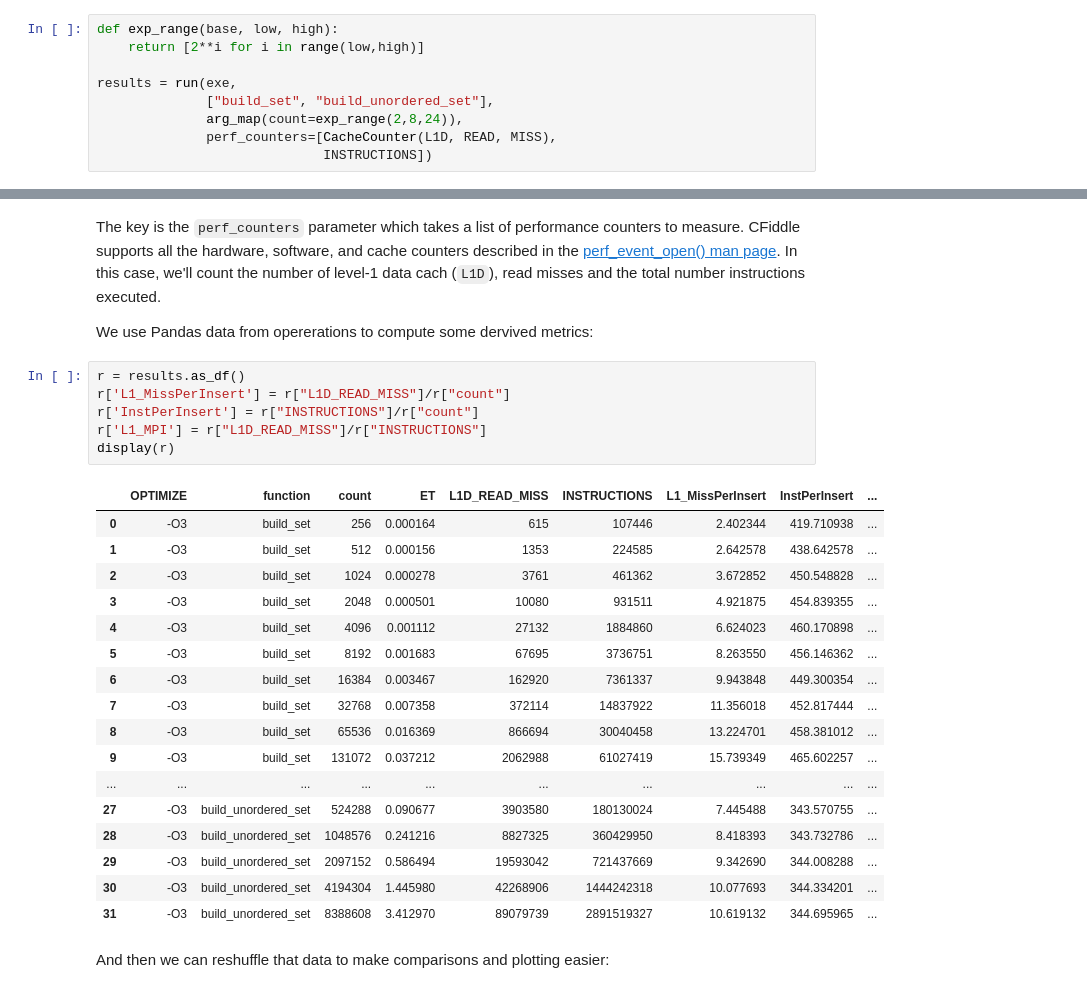
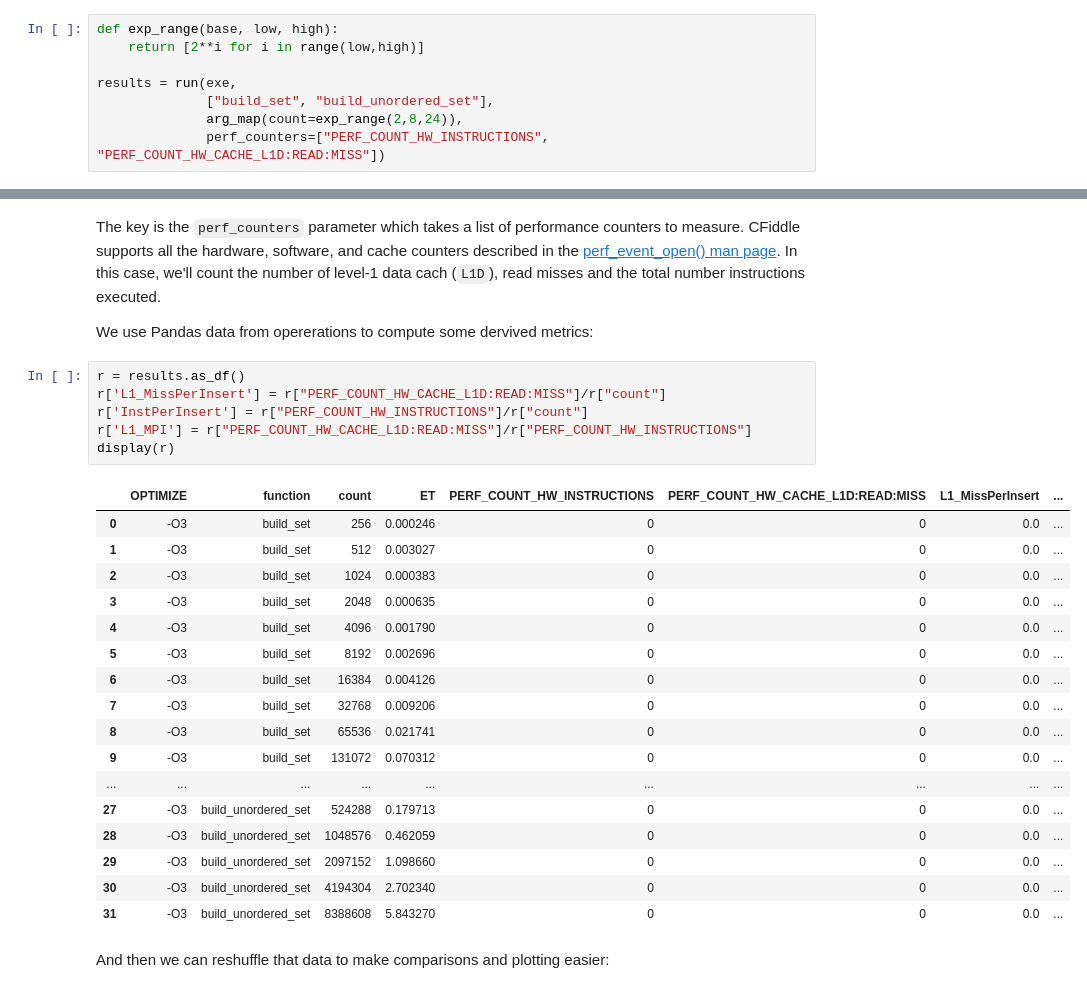
Before and after one commit to NVSL/cfiddle, a Jupyter notebook: examples/PerfCounters.ipynb, the cells around one changed output, grey strips where cells are left out. Drawn from its saved outputs; the diff is of its cells as text.

```diff
--- a/examples/PerfCounters.ipynb
+++ b/examples/PerfCounters.ipynb
@@ -62,5 +62,4 @@ def exp_range(base, low, high):
 results = run(exe,
               ["build_set", "build_unordered_set"],
               arg_map(count=exp_range(2,8,24)),
-              perf_counters=[CacheCounter(L1D, READ, MISS),
-                             INSTRUCTIONS])
+              perf_counters=["PERF_COUNT_HW_INSTRUCTIONS", "PERF_COUNT_HW_CACHE_L1D:READ:MISS"])
@@ -70,28 +87,28 @@ The key is the `perf_counters` parameter which takes a list of performance count
 We use Pandas data from opererations to compute some dervived metrics:
 # %%
 r = results.as_df()
-r['L1_MissPerInsert'] = r["L1D_READ_MISS"]/r["count"]
-r['InstPerInsert'] = r["INSTRUCTIONS"]/r["count"]
-r['L1_MPI'] = r["L1D_READ_MISS"]/r["INSTRUCTIONS"]
+r['L1_MissPerInsert'] = r["PERF_COUNT_HW_CACHE_L1D:READ:MISS"]/r["count"]
+r['InstPerInsert'] = r["PERF_COUNT_HW_INSTRUCTIONS"]/r["count"]
+r['L1_MPI'] = r["PERF_COUNT_HW_CACHE_L1D:READ:MISS"]/r["PERF_COUNT_HW_INSTRUCTIONS"]
 display(r)
 # %% [output]
-|  | OPTIMIZE | function | count | ET | L1D_READ_MISS | INSTRUCTIONS | L1_MissPerInsert | InstPerInsert | ... |
-| 0 | -O3 | build_set | 256 | 0.000164 | 615 | 107446 | 2.402344 | 419.710938 | ... |
-| 1 | -O3 | build_set | 512 | 0.000156 | 1353 | 224585 | 2.642578 | 438.642578 | ... |
-| 2 | -O3 | build_set | 1024 | 0.000278 | 3761 | 461362 | 3.672852 | 450.548828 | ... |
-| 3 | -O3 | build_set | 2048 | 0.000501 | 10080 | 931511 | 4.921875 | 454.839355 | ... |
-| 4 | -O3 | build_set | 4096 | 0.001112 | 27132 | 1884860 | 6.624023 | 460.170898 | ... |
-| 5 | -O3 | build_set | 8192 | 0.001683 | 67695 | 3736751 | 8.263550 | 456.146362 | ... |
-| 6 | -O3 | build_set | 16384 | 0.003467 | 162920 | 7361337 | 9.943848 | 449.300354 | ... |
-| 7 | -O3 | build_set | 32768 | 0.007358 | 372114 | 14837922 | 11.356018 | 452.817444 | ... |
-| 8 | -O3 | build_set | 65536 | 0.016369 | 866694 | 30040458 | 13.224701 | 458.381012 | ... |
-| 9 | -O3 | build_set | 131072 | 0.037212 | 2062988 | 61027419 | 15.739349 | 465.602257 | ... |
-| ... | ... | ... | ... | ... | ... | ... | ... | ... | ... |
-| 27 | -O3 | build_unordered_set | 524288 | 0.090677 | 3903580 | 180130024 | 7.445488 | 343.570755 | ... |
-| 28 | -O3 | build_unordered_set | 1048576 | 0.241216 | 8827325 | 360429950 | 8.418393 | 343.732786 | ... |
-| 29 | -O3 | build_unordered_set | 2097152 | 0.586494 | 19593042 | 721437669 | 9.342690 | 344.008288 | ... |
-| 30 | -O3 | build_unordered_set | 4194304 | 1.445980 | 42268906 | 1444242318 | 10.077693 | 344.334201 | ... |
-| 31 | -O3 | build_unordered_set | 8388608 | 3.412970 | 89079739 | 2891519327 | 10.619132 | 344.695965 | ... |
+|  | OPTIMIZE | function | count | ET | PERF_COUNT_HW_INSTRUCTIONS | PERF_COUNT_HW_CACHE_L1D:READ:MISS | L1_MissPerInsert | ... |
+| 0 | -O3 | build_set | 256 | 0.000246 | 0 | 0 | 0.0 | ... |
+| 1 | -O3 | build_set | 512 | 0.003027 | 0 | 0 | 0.0 | ... |
+| 2 | -O3 | build_set | 1024 | 0.000383 | 0 | 0 | 0.0 | ... |
+| 3 | -O3 | build_set | 2048 | 0.000635 | 0 | 0 | 0.0 | ... |
+| 4 | -O3 | build_set | 4096 | 0.001790 | 0 | 0 | 0.0 | ... |
+| 5 | -O3 | build_set | 8192 | 0.002696 | 0 | 0 | 0.0 | ... |
+| 6 | -O3 | build_set | 16384 | 0.004126 | 0 | 0 | 0.0 | ... |
+| 7 | -O3 | build_set | 32768 | 0.009206 | 0 | 0 | 0.0 | ... |
+| 8 | -O3 | build_set | 65536 | 0.021741 | 0 | 0 | 0.0 | ... |
+| 9 | -O3 | build_set | 131072 | 0.070312 | 0 | 0 | 0.0 | ... |
+| ... | ... | ... | ... | ... | ... | ... | ... | ... |
+| 27 | -O3 | build_unordered_set | 524288 | 0.179713 | 0 | 0 | 0.0 | ... |
+| 28 | -O3 | build_unordered_set | 1048576 | 0.462059 | 0 | 0 | 0.0 | ... |
+| 29 | -O3 | build_unordered_set | 2097152 | 1.098660 | 0 | 0 | 0.0 | ... |
+| 30 | -O3 | build_unordered_set | 4194304 | 2.702340 | 0 | 0 | 0.0 | ... |
+| 31 | -O3 | build_unordered_set | 8388608 | 5.843270 | 0 | 0 | 0.0 | ... |
 # %% [markdown]
 And then we can reshuffle that data to make comparisons and plotting easier:
 # %%
```
Also changed, not shown: parts of 5 cells of this notebook, 1 other file.
